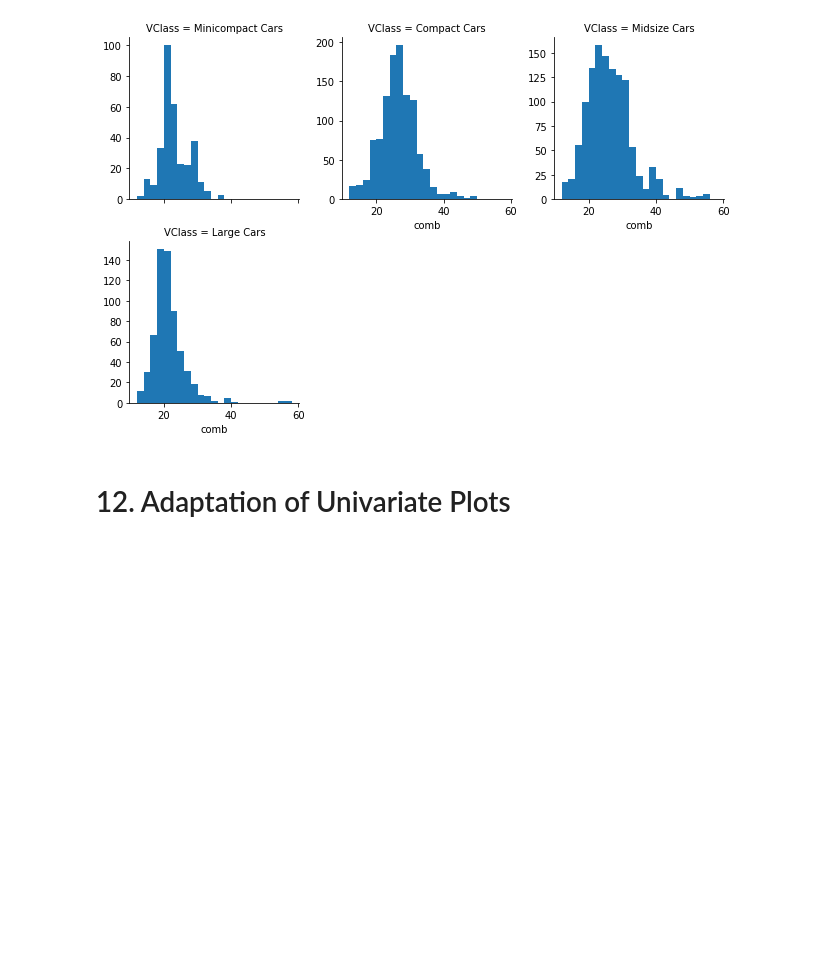
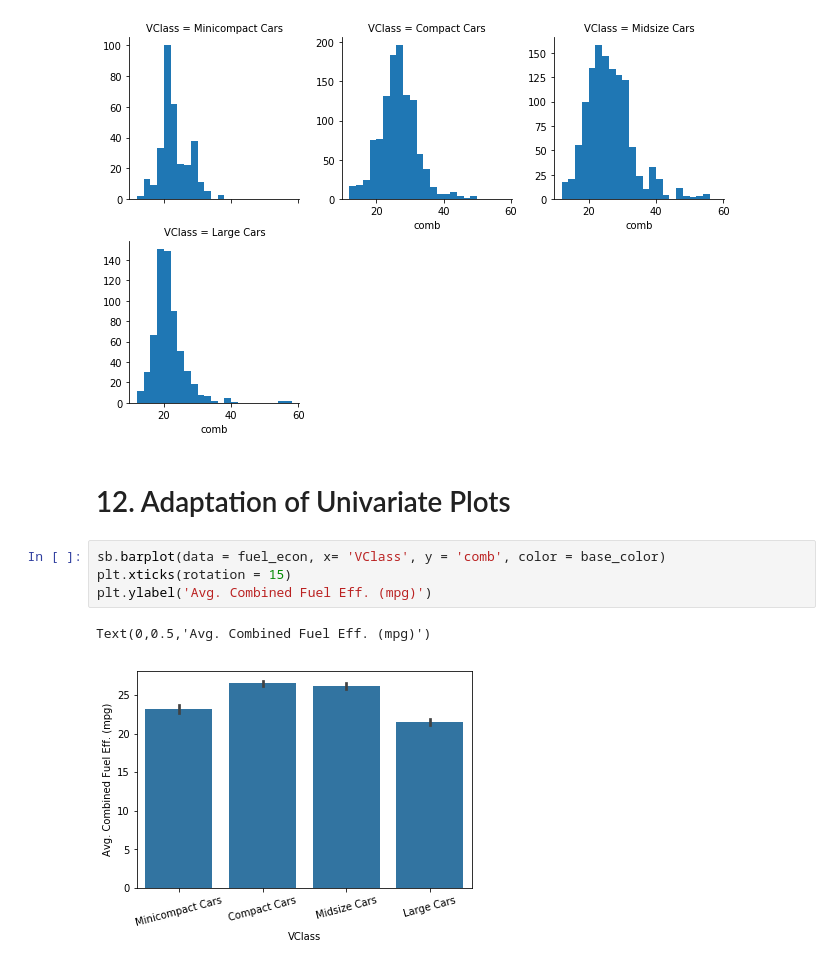
Before and after one commit to danielsoutar/UDACITY-AI_with_PY, a Jupyter notebook: Numpy-Pandas-Matplotlib/lesson-6_matplotlib-and-seaborn-p2/Matplotlib and Seaborn Part 2.ipynb, the cells around one changed output. Saved outputs shown, nothing was run; the diff lists cells and outputs as text; blank space fills up the shorter version.

Commit message:
adaptation of univariate plots

```diff
--- a/Numpy-Pandas-Matplotlib/lesson-6_matplotlib-and-seaborn-p2/Matplotlib and Seaborn Part 2.ipynb
+++ b/Numpy-Pandas-Matplotlib/lesson-6_matplotlib-and-seaborn-p2/Matplotlib and Seaborn Part 2.ipynb
@@ -233,3 +233,10 @@ g.map(plt.hist, 'comb', bins = bins)
 [figure]
 # %% [markdown]
 # 12. Adaptation of Univariate Plots
+# %%
+sb.barplot(data = fuel_econ, x= 'VClass', y = 'comb', color = base_color)
+plt.xticks(rotation = 15)
+plt.ylabel('Avg. Combined Fuel Eff. (mpg)')
+# %% [output]
+Text(0,0.5,'Avg. Combined Fuel Eff. (mpg)')
+[figure, added]
```
Also changed, not shown: parts of 5 cells of this notebook.
